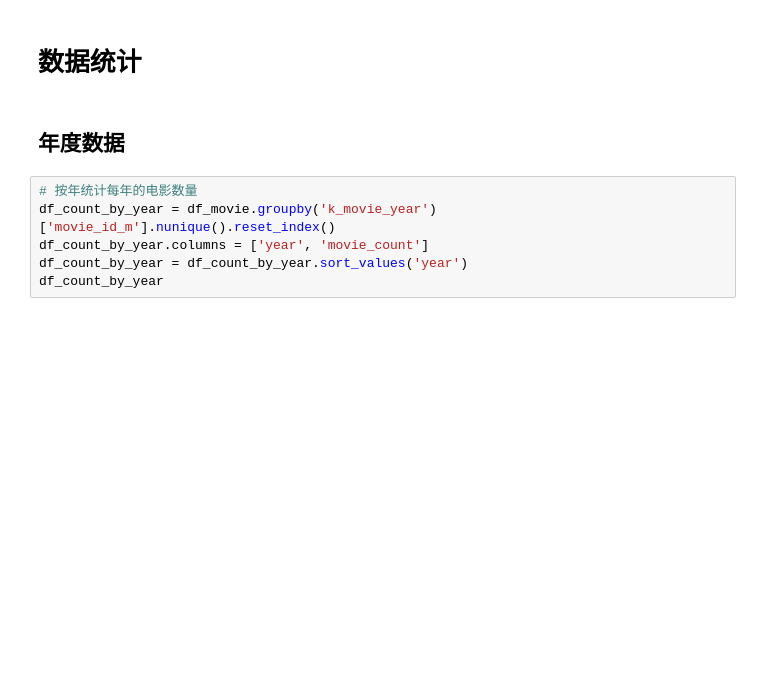
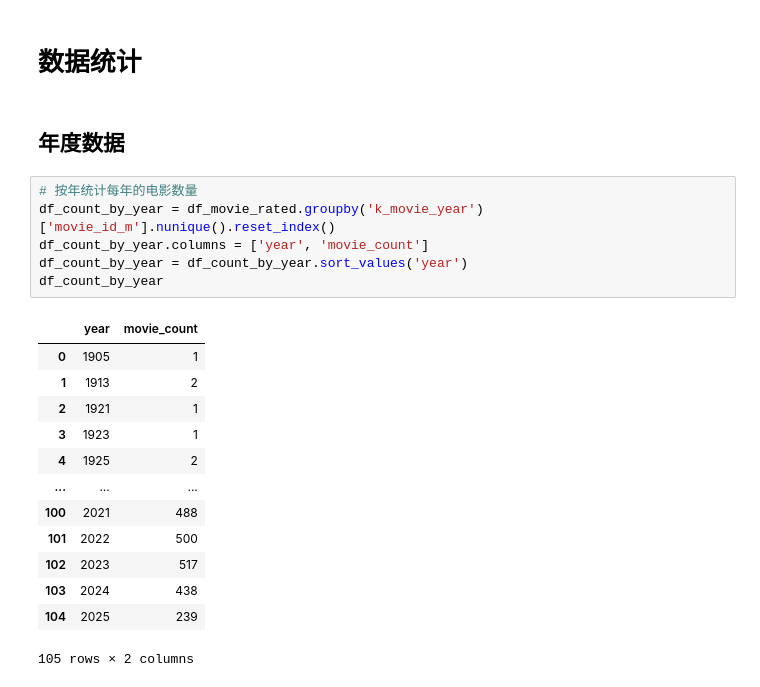
Before and after one commit to Kofi-W/net_charts, a Jupyter notebook: cast/data/data_process.ipynb, the cells around one changed output. Cells and saved outputs as stored; diff of their text form; blank space fills up the shorter version.

Commit message:
fixup: update movie type handling and data processing

```diff
--- a/cast/data/data_process.ipynb
+++ b/cast/data/data_process.ipynb
@@ -170,10 +170,24 @@ df_movie_rated.to_csv("movie_data_rated.csv", index=False)
 ## 年度数据
 # %%
 # 按年统计每年的电影数量
-df_count_by_year = df_movie.groupby('k_movie_year')['movie_id_m'].nunique().reset_index()
+df_count_by_year = df_movie_rated.groupby('k_movie_year')['movie_id_m'].nunique().reset_index()
 df_count_by_year.columns = ['year', 'movie_count']
 df_count_by_year = df_count_by_year.sort_values('year')
 df_count_by_year
+# %% [output]
+|  | year | movie_count |
+| 0 | 1905 | 1 |
+| 1 | 1913 | 2 |
+| 2 | 1921 | 1 |
+| 3 | 1923 | 1 |
+| 4 | 1925 | 2 |
+| ... | ... | ... |
+| 100 | 2021 | 488 |
+| 101 | 2022 | 500 |
+| 102 | 2023 | 517 |
+| 103 | 2024 | 438 |
+| 104 | 2025 | 239 |
+105 rows × 2 columns
 # %%
 # 绘图
 plt.figure(figsize=(10, 6))
```
Also changed, not shown: parts of 7 cells of this notebook, 14 other files.
